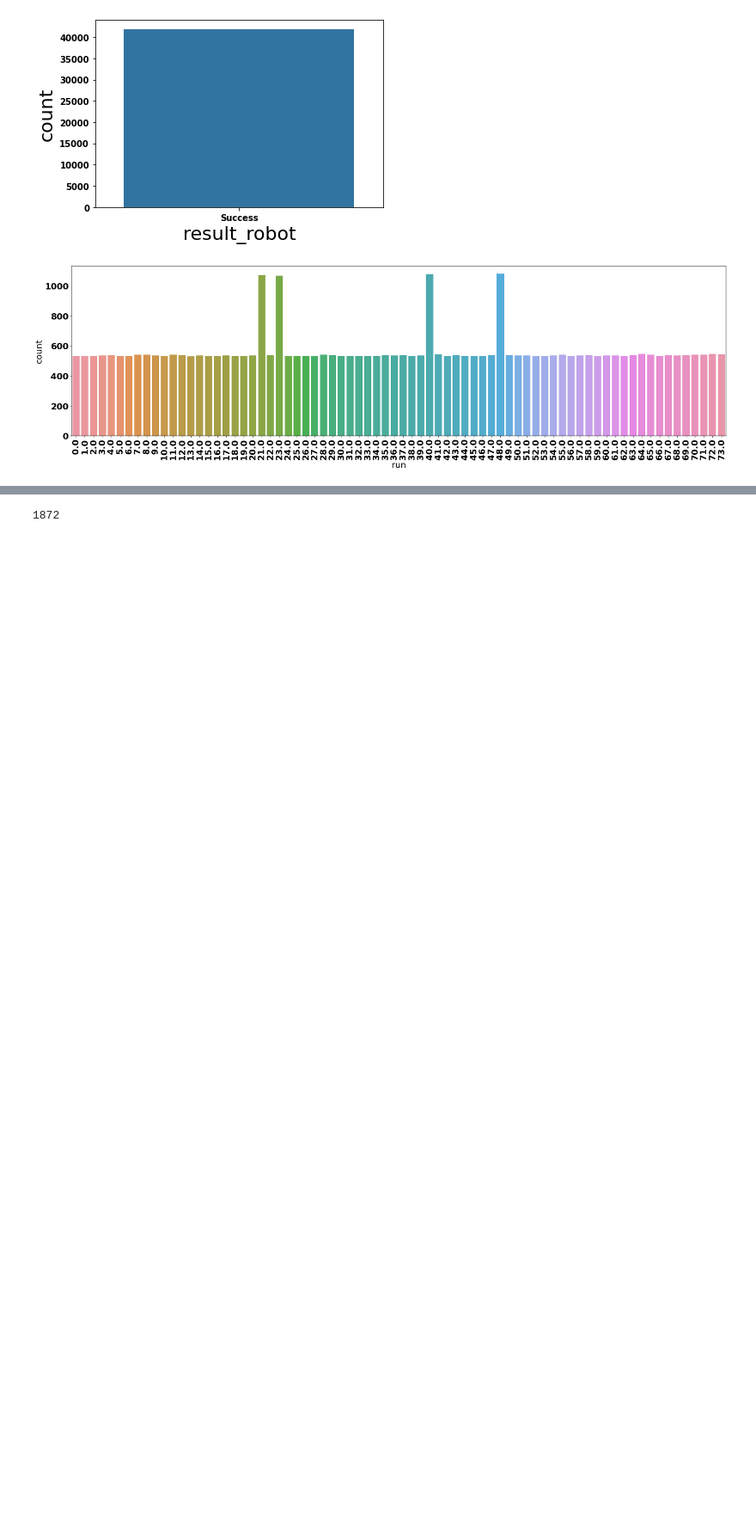
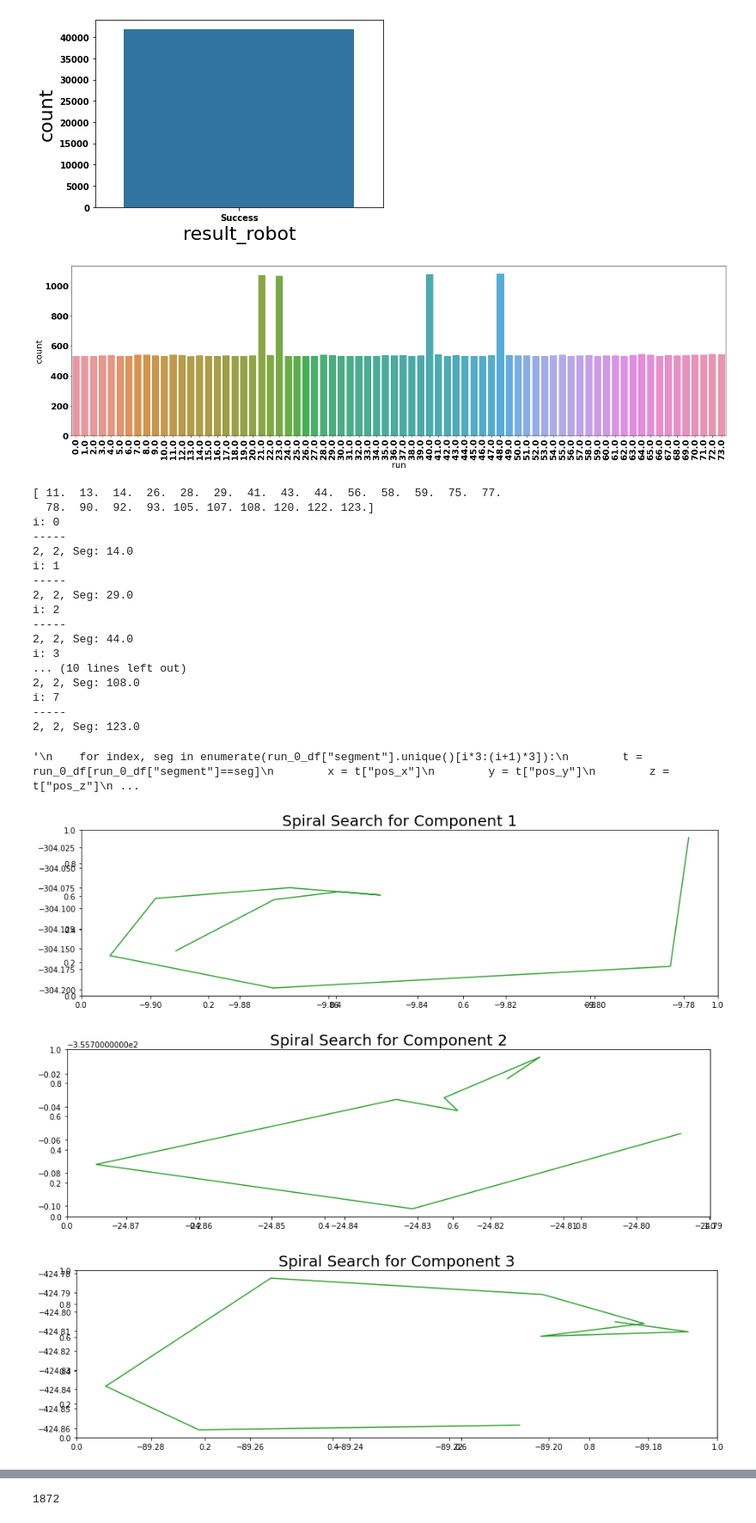
Before and after one commit to marvin353/SmartDataAnalytics_Gruppe1, a Jupyter notebook: Übungsblatt4/DataExploration_Marvin.ipynb, the cells around one changed output, grey strips where cells are left out. Shown at 86% size. Saved outputs shown, nothing was run; the diff lists cells and outputs as text; code cells hidden in the pictures; blank space fills up the shorter version.

```diff
--- a/Übungsblatt4/DataExploration_Marvin.ipynb
+++ b/Übungsblatt4/DataExploration_Marvin.ipynb
@@ -10,9 +10,11 @@ import matplotlib
 import pandas as pd
 import seaborn as sns
 
+colors = {0:'tab:blue',1:'tab:orange',2:'tab:green'}
+
 #font = {'family' : 'normal',
 #        'weight' : 'bold',
- #       'size'   : 22}
+#        'size'   : 22}
 
 #matplotlib.rc('font', **font)
 # %%
@@ -83,0 +100,51 @@ run_0_df = dataframe[dataframe['Percentage'] > 80]
+# %%
+run_0_df = df[df['run'] == 0.0]
+print(run_0_df['segment'].unique())
+
+for i in range(int(len(run_0_df["segment"].unique())/3)):
+    print("i: " + str(i))
+    fig = plt.figure(figsize=(15,4))
+    ax = fig.add_subplot(1, 1, 1)
+    plt.title('Spiral Search for Component {}'.format(i+1), fontsize=20)
+    for index, seg in enumerate(run_0_df["segment"].unique()[i*3:(i+1)*3]):#[0:i*3]):
+        if not index%3 == 2:
+            continue
+        print("-----")
+        print(str(index) + ", " + str(index%3) + ", Seg: " + str(seg))
+        t = run_0_df[run_0_df["segment"]==seg]
+        x = t["pos_x"]
+        y = t["pos_y"]
+        z = t["pos_z"]
+        ax = fig.add_subplot(1,1, 1)
+        ax.plot(x, y, color = colors[2])
+"""
+    for index, seg in enumerate(run_0_df["segment"].unique()[i*3:(i+1)*3]):
+        t = run_0_df[run_0_df["segment"]==seg]
+        x = t["pos_x"]
+        y = t["pos_y"]
+        z = t["pos_z"]
+        ax = fig.add_subplot(1,4, index%3, projection='3d' )
+        ax.plot(x, y, z,color = colors[index])
+    plt.tight_layout()"""
+# %% [output]
+[ 11.  13.  14.  26.  28.  29.  41.  43.  44.  56.  58.  59.  75.  77.
+  78.  90.  92.  93. 105. 107. 108. 120. 122. 123.]
+i: 0
+-----
+2, 2, Seg: 14.0
+i: 1
+-----
+2, 2, Seg: 29.0
+i: 2
+-----
+2, 2, Seg: 44.0
+i: 3
+... (10 lines left out)
+2, 2, Seg: 108.0
+i: 7
+-----
+2, 2, Seg: 123.0
+'\n    for index, seg in enumerate(run_0_df["segment"].unique()[i*3:(i+1)*3]):\n        t = run_0_df[run_0_df["segment"]==seg]\n        x = t["pos_x"]\n        y = t["pos_y"]\n        z = t["pos_z"]\n ...
+[figure, added]
+[figure, added]
+[figure, added]
```
Also changed, not shown: parts of 7 cells of this notebook.
